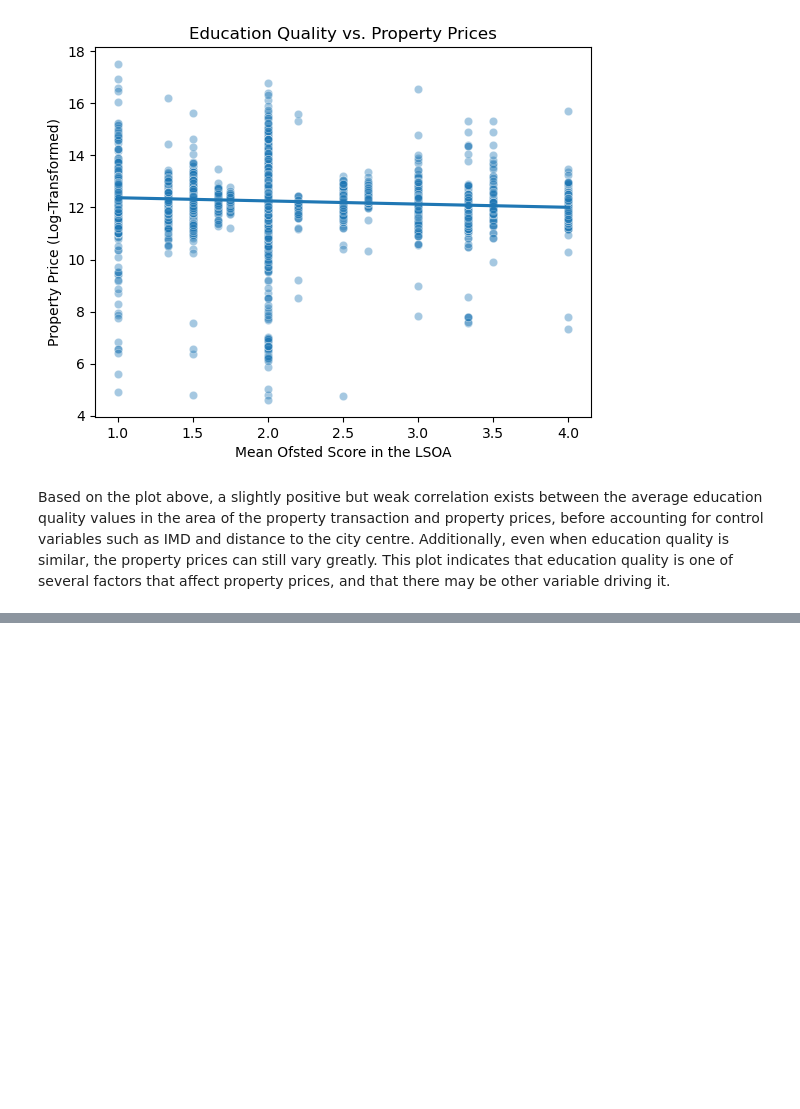
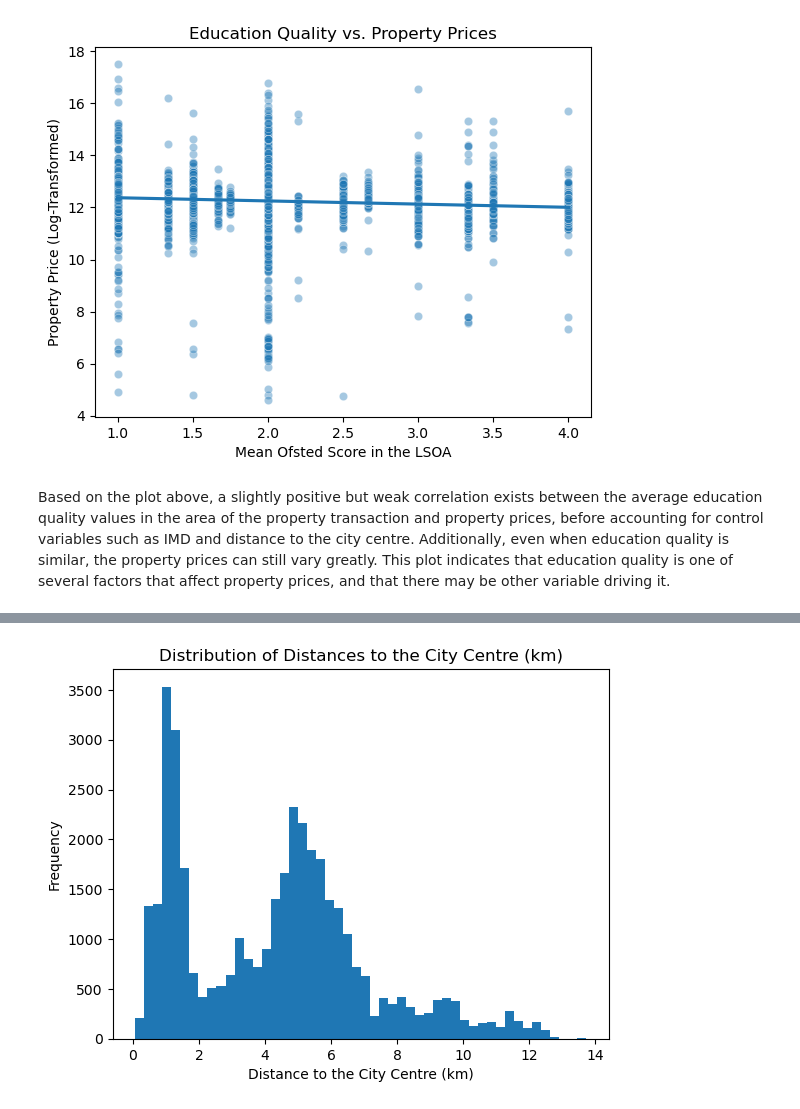
Before and after one commit to jonathanskuy/manchester-property-vs-education, a Jupyter notebook: notebooks/manchester_property_vs_education.ipynb, the cells around one changed output, grey strips where cells are left out. Saved outputs shown, nothing was run; the diff lists cells and outputs as text; code cells hidden in the pictures; blank space fills up the shorter version.

```diff
--- a/notebooks/manchester_property_vs_education.ipynb
+++ b/notebooks/manchester_property_vs_education.ipynb
@@ -1106,0 +1160,10 @@ Based on the plot above, a slightly positive but weak correlation exists between
+# %%
+# Plotting the distribution of distances to the city centre (km)
+
+plt.hist(df_final['distance_to_city_centre_km'], bins=50)
+plt.xlabel('Distance to the City Centre (km)')
+plt.ylabel('Frequency')
+plt.title('Distribution of Distances to the City Centre (km)')
+plt.show()
+# %% [output]
+[figure, added]
```
Also changed, not shown: parts of 9 cells of this notebook.
